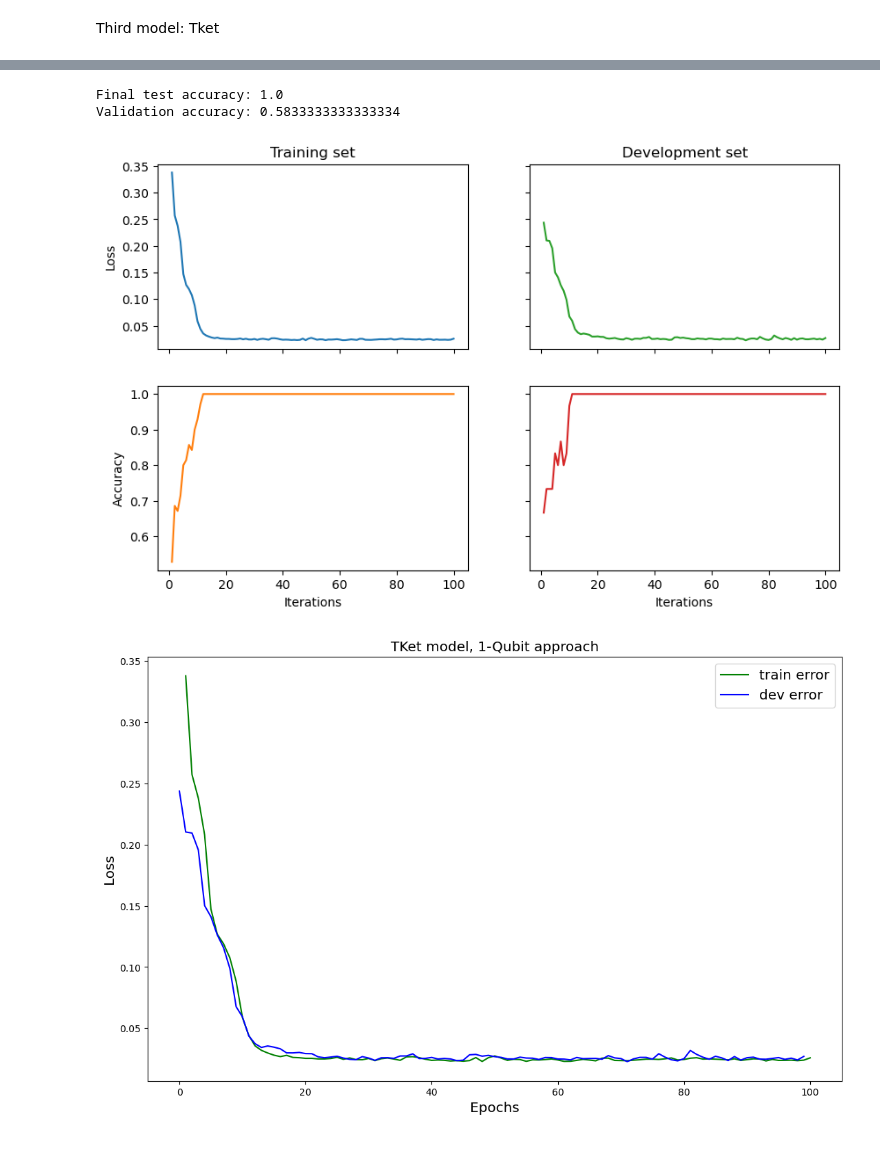
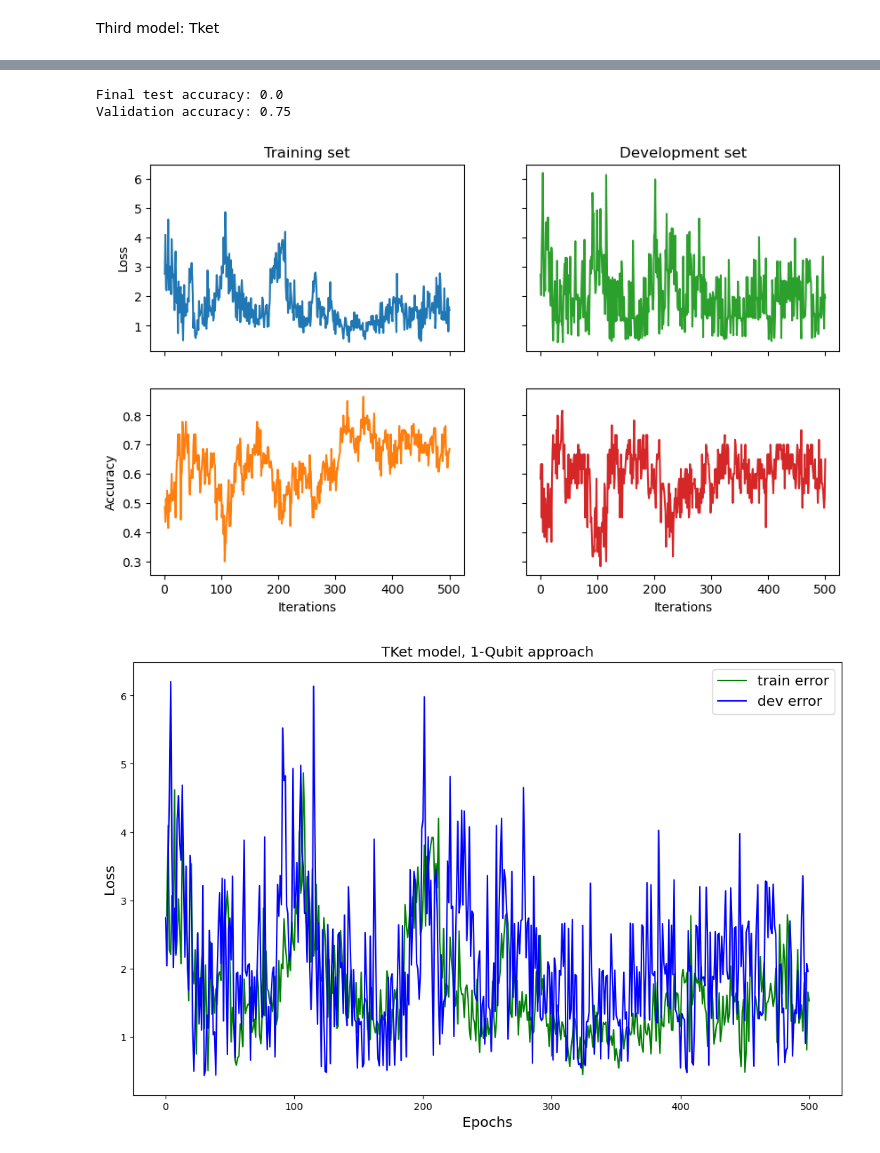
Before and after one commit to jurekjurek/MasterThesisCode, a Jupyter notebook: amplitudeEncoding/AECompareModels.ipynb, the cells around one changed output, grey strips where cells are left out. Saved outputs shown, nothing was run; the diff lists cells and outputs as text; code cells hidden in the pictures.

```diff
--- a/amplitudeEncoding/AECompareModels.ipynb
+++ b/amplitudeEncoding/AECompareModels.ipynb
@@ -60,7 +63,7 @@ val_labels, forget = read_data('../datasets/mc_dev_data.txt')
 
 # here, we can choose between either the original dataset by Coecke et al. or the new one for Gijs' data
 
-gijs = False
+gijs = True
 
 if not gijs:
     # new way, maybe the things after the words confused lambeq in creating the diagrams
@@ -133,7 +136,7 @@ we include the dictionary indicating what four dimensional word vector to use fo
 import json
 
 # wiki2vec
-with open("../datasets/newNounVectorsPCA.json", 'r') as fp:
+with open("../datasets/newNounVectorsICA.json", 'r') as fp:
     parameterDict = json.load(fp)
 
 # extreme encodes all words to two extreme sides of the bloch sphere
@@ -498,41 +436,41 @@ Performance of the model!!
 
 import matplotlib.pyplot as plt
 
-trainer = trainerPennylane
-model = modelPennylane
-acc = accPL
+trainer = trainerTK
+model = modelTK
+acc = accTK
 fig, ((ax_tl, ax_tr), (ax_bl, ax_br)) = plt.subplots(2, 2,
                                                      sharex=True,
                                                      sharey='row',
                                                      figsize=(10, 6))
 ax_tl.set_title('Training set')
 ax_tr.set_title('Development set')
 ax_bl.set_xlabel('Iterations')
 ax_br.set_xlabel('Iterations')
 ax_bl.set_ylabel('Accuracy')
 ax_tl.set_ylabel('Loss')
 
 colours = iter(plt.rcParams['axes.prop_cycle'].by_key()['color'])
 range_ = np.arange(1, trainer.epochs+1)
 ax_tl.plot(range_, trainer.train_epoch_costs, color=next(colours))
 ax_bl.plot(range_, trainer.train_eval_results['acc'], color=next(colours))
 ax_tr.plot(range_, trainer.val_costs, color=next(colours))
 ax_br.plot(range_, trainer.val_eval_results['acc'], color=next(colours))
 
 # print test accuracy
 pred = model(test_circuits)
 labels = torch.tensor(test_labels)
 
 print('Final test accuracy: {}'.format(acc(pred, labels)))
 
 # print test accuracy - tket
 modelTK.load(trainerTK.log_dir + '/best_model.lt')
 val_acc = accTK(modelTK(test_circuits), test_labels)
 print('Validation accuracy:', val_acc.item())
 # %% [output]
-Final test accuracy: 1.0
-Validation accuracy: 0.5833333333333334
+Final test accuracy: 0.0
+Validation accuracy: 0.75
-[figure, old version]
+[figure, new version]
 # %%
 from matplotlib import pyplot as plt
 
@@ -557,7 +495,7 @@ plt.title('TKet model, 1-Qubit approach', fontsize='x-large')
 plt.savefig('MC_task_ECS_Results.png', dpi=300, facecolor='white')
 plt.show()
 # %% [output]
-[figure, old version]
+[figure, new version]
 # %%
 # save the models parameters to pkl files
 
```
Also changed, not shown: parts of 9 cells of this notebook, 34 other files.
